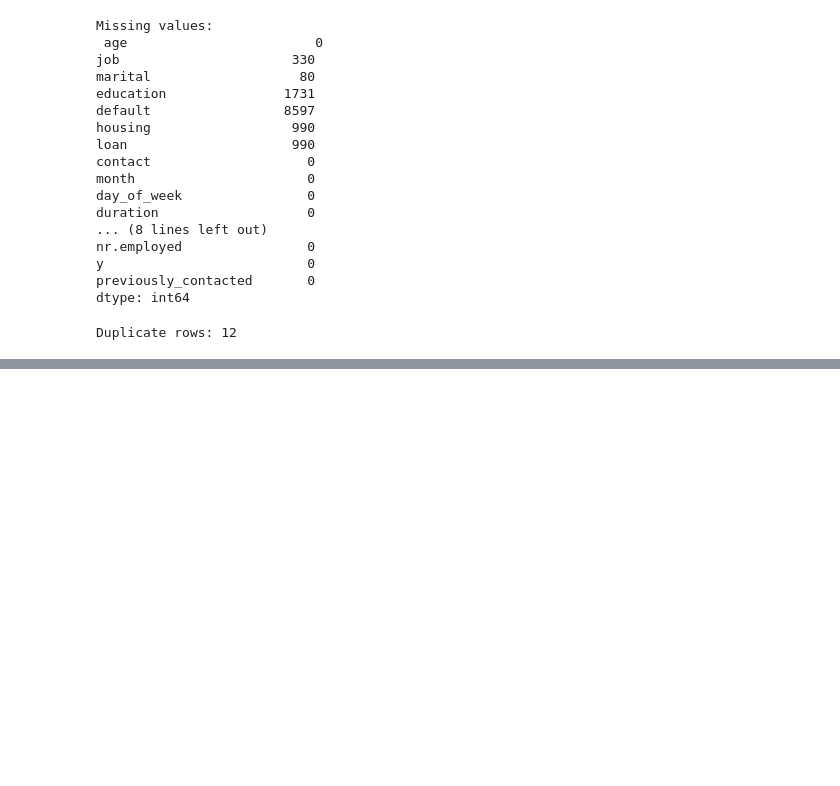
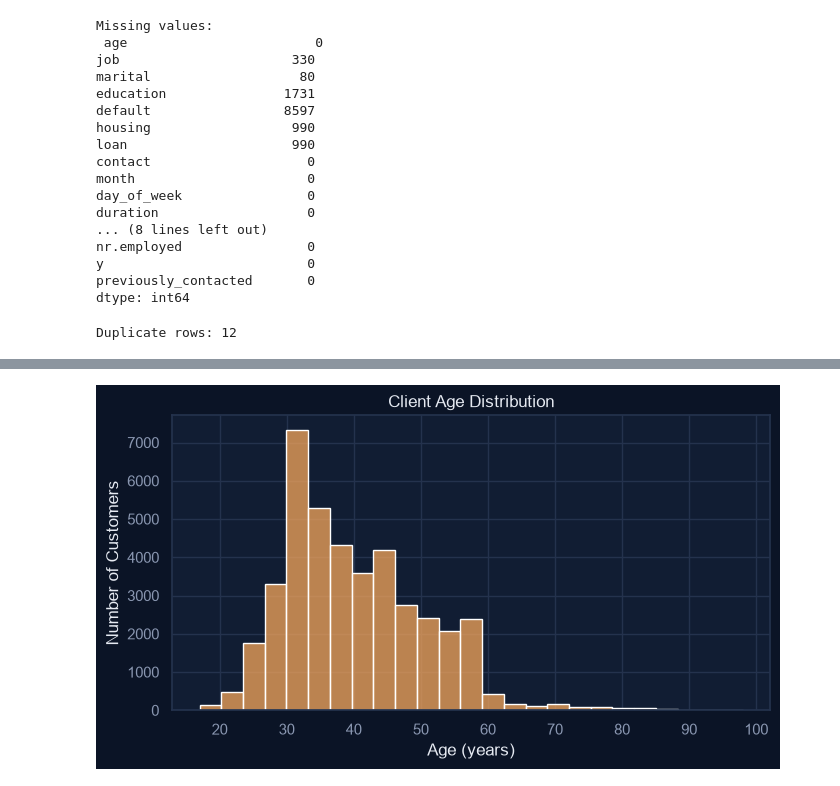
Before and after one commit to albertoformigoni/ai_mlops_hands_on_exercise, a Jupyter notebook: notebooks/eda.ipynb, the cells around one changed output, grey strips where cells are left out. Cells and saved outputs as stored; diff of their text form; code cells hidden in the pictures; blank space fills up the shorter version.

```diff
--- a/notebooks/eda.ipynb
+++ b/notebooks/eda.ipynb
@@ -181,0 +198,22 @@ df["y"].value_counts().plot(kind="bar", title="Target Distribution")
+# %%
+# age distribution
+plt.figure(figsize=(7, 4))
+
+age_plot = sns.histplot(
+    data=df,
+    x="age",
+    bins=25,
+    color=PALETTE[1]
+)
+
+age_plot.set(
+    xlabel="Age (years)",
+    ylabel="Number of Customers",
+    title="Client Age Distribution"
+)
+
+
+plt.tight_layout()
+plt.show()
+# %% [output]
+[figure, added]
```
Also changed, not shown: parts of 4 cells of this notebook.
